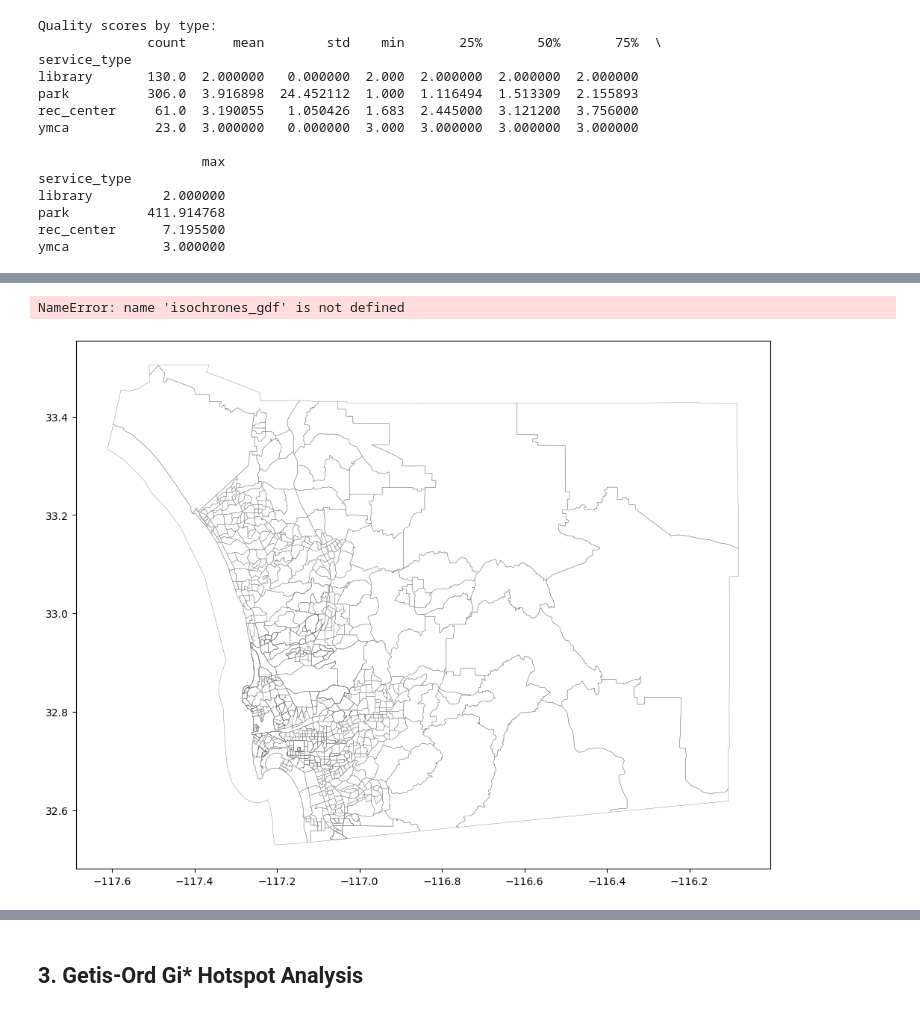
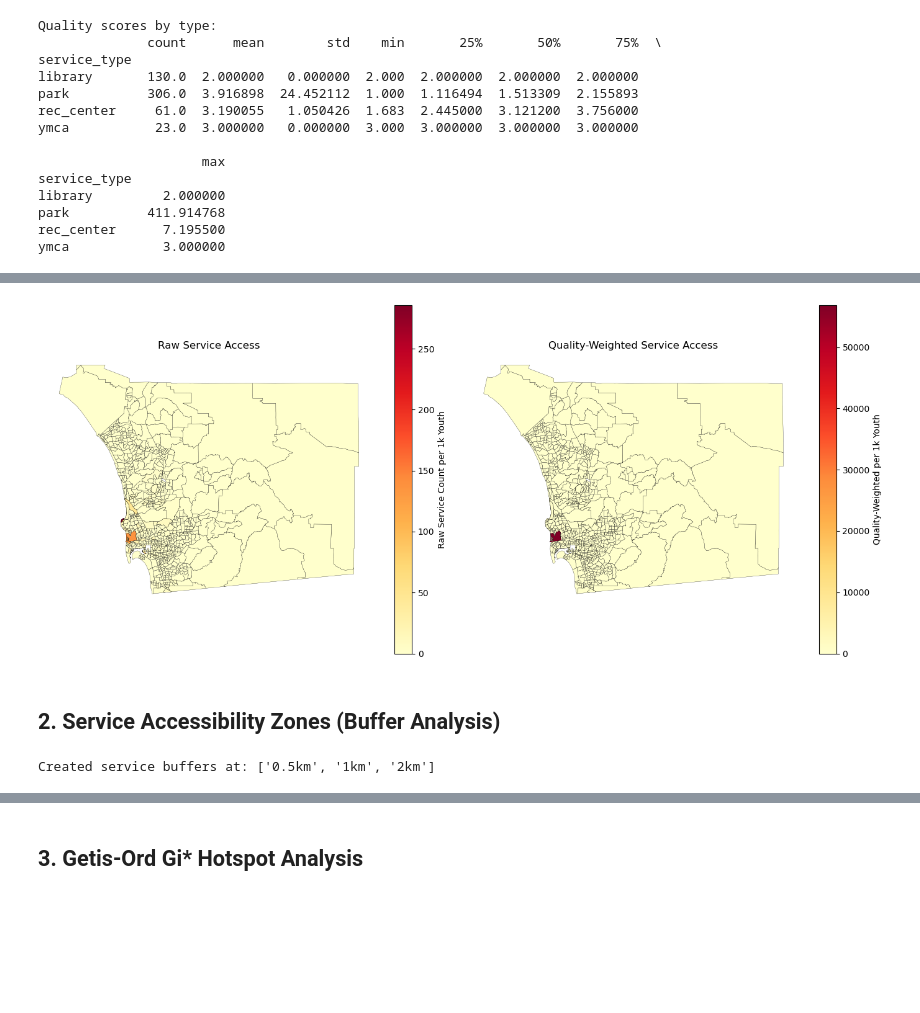
Before and after one commit to Data-Science-Alliance/Mapping-Youth-Opportunity-Deserts, a Jupyter notebook: notebooks/02_enhanced_analysis.ipynb, the cells around one changed output, grey strips where cells are left out. Saved outputs shown, nothing was run; the diff lists cells and outputs as text; code cells hidden in the pictures; blank space fills up the shorter version.

```diff
--- a/notebooks/02_enhanced_analysis.ipynb
+++ b/notebooks/02_enhanced_analysis.ipynb
@@ -113,12 +111,17 @@ services_gdf = gpd.GeoDataFrame(
 services_metric = services_gdf.to_crs("EPSG:3857")
 tracts_metric = sd_tracts.to_crs("EPSG:3857")
 
-services_in_tracts = gpd.sjoin(services_metric, tracts_metric[["GEOID", "geometry"]], how="left", predicate="within")
+services_in_tracts = gpd.sjoin(
+    services_metric,
+    tracts_metric[["GEOID", "geometry"]],
+    how="left",
+    predicate="within"
+)
 
 weighted_counts = (
     services_in_tracts.groupby("GEOID", dropna=False)
     .agg(
-        services_total=("name", "count"),
+        services_count=("name", "count"),
         quality_weighted_total=("quality_score", "sum"),
         avg_quality=("quality_score", "mean")
     )
@@ -127,12 +130,13 @@ weighted_counts = (
 
 sd_tracts = sd_tracts.merge(weighted_counts, on="GEOID", how="left")
 sd_tracts["quality_weighted_total"] = sd_tracts["quality_weighted_total"].fillna(0)
+sd_tracts["services_count"] = sd_tracts["services_count"].fillna(0)
 
 sd_tracts["quality_weighted_per_1k_youth"] = (
     sd_tracts["quality_weighted_total"] / sd_tracts["youth_10_19"].replace({0: np.nan}) * 1000
 )
 
-print("Quality-weighted metrics added to tracts")
-print(sd_tracts[["GEOID", "services_total", "quality_weighted_total", "quality_weighted_per_1k_youth"]].head())
+print("\nQuality-weighted metrics added to tracts")
+print(sd_tracts[["GEOID", "services_count", "quality_weighted_total", "quality_weighted_per_1k_youth"]].head())
 # %% [output]
 Quality-weighted metrics added to tracts
@@ -188,14 +156,48 @@ ValueError: Assigning CRS to a GeoDataFrame without a geometry column is not sup
-# %%
-fig, ax = plt.subplots(figsize=(12, 10))
-
-sd_tracts.boundary.plot(ax=ax, linewidth=0.3, edgecolor="grey")
-isochrones_gdf.plot(ax=ax, alpha=0.3, color="blue", edgecolor="blue")
-sample_services.plot(ax=ax, color="red", markersize=50, label="Services")
-
-ax.set_title("15-Minute Walking Isochrones from Sample Youth Services")
-ax.legend()
-plt.tight_layout()
-plt.show()
-# %% [output]
-NameError: name 'isochrones_gdf' is not defined
-[figure, removed]
+# %%
+fig, axes = plt.subplots(1, 2, figsize=(14, 6))
+
+sd_tracts.plot(
+    column="services_per_1k_youth_10_19",
+    ax=axes[0],
+    cmap="YlOrRd",
+    legend=True,
+    edgecolor="black",
+    linewidth=0.2,
+    legend_kwds={'label': 'Raw Service Count per 1k Youth'}
+)
+axes[0].set_title("Raw Service Access")
+axes[0].set_axis_off()
+
+sd_tracts.plot(
+    column="quality_weighted_per_1k_youth",
+    ax=axes[1],
+    cmap="YlOrRd",
+    legend=True,
+    edgecolor="black",
+    linewidth=0.2,
+    legend_kwds={'label': 'Quality-Weighted per 1k Youth'}
+)
+axes[1].set_title("Quality-Weighted Service Access")
+axes[1].set_axis_off()
+
+plt.tight_layout()
+plt.show()
+# %% [output]
+[figure, added]
+# %% [markdown]
+## 2. Service Accessibility Zones (Buffer Analysis)
+# %%
+services_metric = services_gdf.to_crs("EPSG:3857")
+
+buffer_distances = {
+    "0.5km": 500,
+    "1km": 1000,
+    "2km": 2000
+}
+
+for name, dist in buffer_distances.items():
+    services_metric[f"buffer_{name}"] = services_metric.geometry.buffer(dist)
+
+print("Created service buffers at:", list(buffer_distances.keys()))
+# %% [output]
+Created service buffers at: ['0.5km', '1km', '2km']
```
Also changed, not shown: parts of 18 cells of this notebook, 5 other files.
